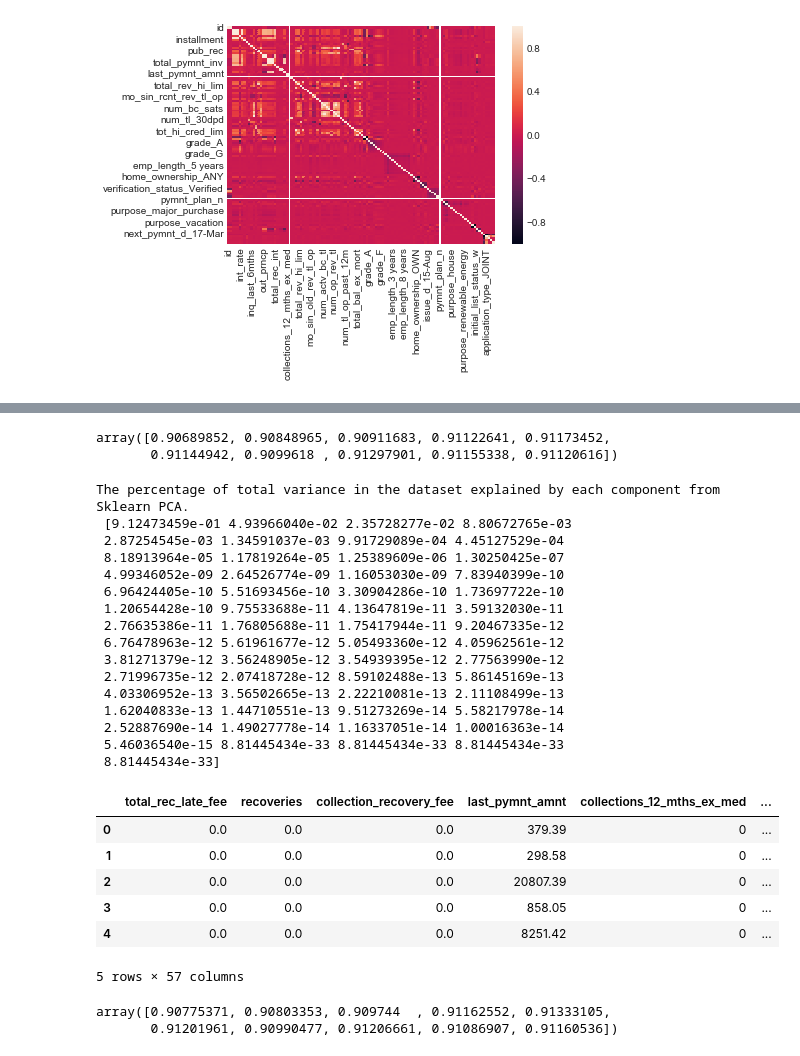
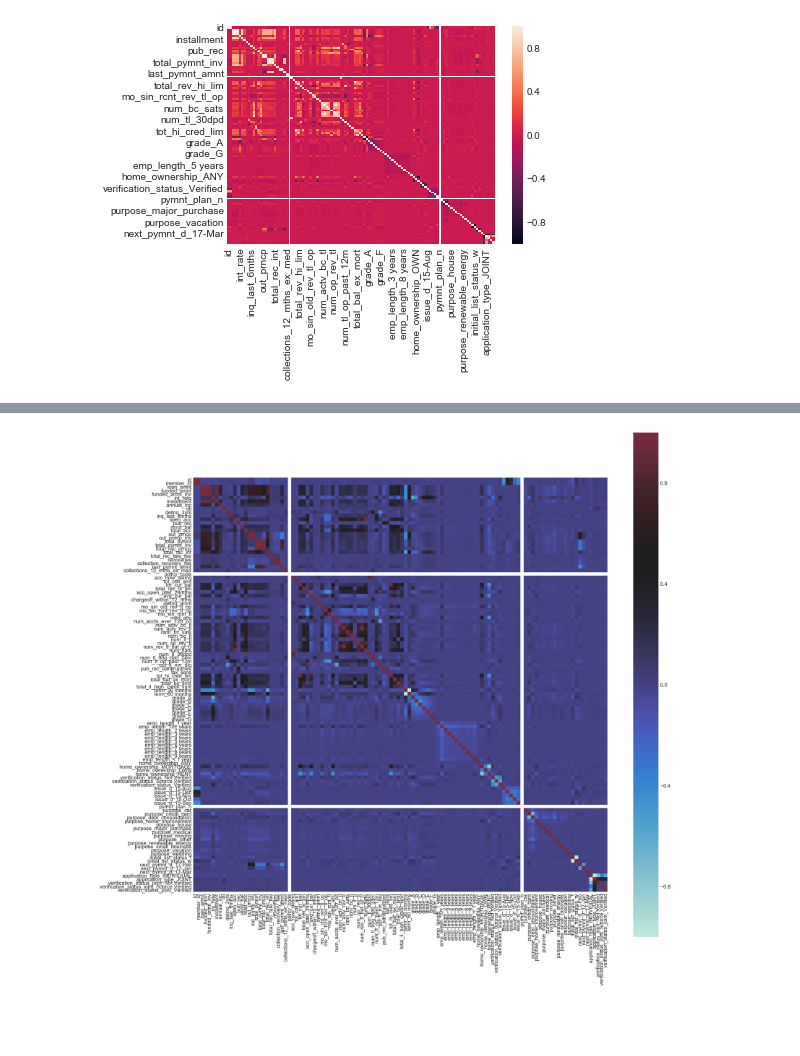
Before and after one commit to brianjinkim/thinkful_datascience, a Jupyter notebook: 3.2.5 Random Forest.ipynb, the cells around one changed output, grey strips where cells are left out. Saved outputs shown, nothing was run; the diff lists cells and outputs as text; code cells hidden in the pictures; blank space fills up the shorter version.

```diff
--- a/3.2.5 Random Forest.ipynb
+++ b/3.2.5 Random Forest.ipynb
@@ -335,9 +137,0 @@ len(X.columns)
-# %%
-sklearn_pca = PCA()
-sklearn_pca.fit_transform(X)
-
-print(
-    'The percentage of total variance in the dataset explained by each',
-    'component from Sklearn PCA.\n',
-    sklearn_pca.explained_variance_ratio_
-)
@@ -373,47 +138,6 @@ X.head()
-# %%
-X.drop(['open_acc', 'pub_rec', 'revol_bal', 'total_acc', 'out_prncp', 'out_prncp_inv', 'total_pymnt', 'total_pymnt_inv', 'total_rec_prncp', 'total_rec_int'], 1, inplace=True)
-# %%
-cross_val_score(rfc, X, Y, cv=10)
-# %% [output]
-array([0.90689852, 0.90848965, 0.90911683, 0.91122641, 0.91173452,
-       0.91144942, 0.9099618 , 0.91297901, 0.91155338, 0.91120616])
-# %%
-sklearn_pca.fit_transform(X)
-
-print(
-    'The percentage of total variance in the dataset explained by each',
-    'component from Sklearn PCA.\n',
-    sklearn_pca.explained_variance_ratio_
-)
-X.head()
-# %% [output]
-The percentage of total variance in the dataset explained by each component from Sklearn PCA.
- [9.12473459e-01 4.93966040e-02 2.35728277e-02 8.80672765e-03
- 2.87254545e-03 1.34591037e-03 9.91729089e-04 4.45127529e-04
- 8.18913964e-05 1.17819264e-05 1.25389609e-06 1.30250425e-07
- 4.99346052e-09 2.64526774e-09 1.16053030e-09 7.83940399e-10
- 6.96424405e-10 5.51693456e-10 3.30904286e-10 1.73697722e-10
- 1.20654428e-10 9.75533688e-11 4.13647819e-11 3.59132030e-11
- 2.76635386e-11 1.76805688e-11 1.75417944e-11 9.20467335e-12
- 6.76478963e-12 5.61961677e-12 5.05493360e-12 4.05962561e-12
- 3.81271379e-12 3.56248905e-12 3.54939395e-12 2.77563990e-12
- 2.71996735e-12 2.07418728e-12 8.59102488e-13 5.86145169e-13
- 4.03306952e-13 3.56502665e-13 2.22210081e-13 2.11108499e-13
- 1.62040833e-13 1.44710551e-13 9.51273269e-14 5.58217978e-14
- 2.52887690e-14 1.49027778e-14 1.16337051e-14 1.00016363e-14
- 5.46036540e-15 8.81445434e-33 8.81445434e-33 8.81445434e-33
- 8.81445434e-33]
-|  | total_rec_late_fee | recoveries | collection_recovery_fee | last_pymnt_amnt | collections_12_mths_ex_med | ... |
-| 0 | 0.0 | 0.0 | 0.0 | 379.39 | 0 | ... |
-| 1 | 0.0 | 0.0 | 0.0 | 298.58 | 0 | ... |
-| 2 | 0.0 | 0.0 | 0.0 | 20807.39 | 0 | ... |
-| 3 | 0.0 | 0.0 | 0.0 | 858.05 | 0 | ... |
-| 4 | 0.0 | 0.0 | 0.0 | 8251.42 | 0 | ... |
-5 rows × 57 columns
-# %%
-X.drop(['total_rec_late_fee'], 1, inplace=True)
-# %%
-cross_val_score(rfc, X, Y, cv=10)
-# %% [output]
-array([0.90775371, 0.90803353, 0.909744  , 0.91162552, 0.91333105,
-       0.91201961, 0.90990477, 0.91206661, 0.91086907, 0.91160536])
+# %%
+#heatmap is uninformative; zoom in
+g = plt.figure(dpi=200, figsize=(18,18))
+g = sns.heatmap(X.corr(), xticklabels=True, yticklabels=True, square=True, center=0.5)
+# %% [output]
+[figure, added]
```
Also changed, not shown: parts of 43 cells of this notebook, 2 other files.
